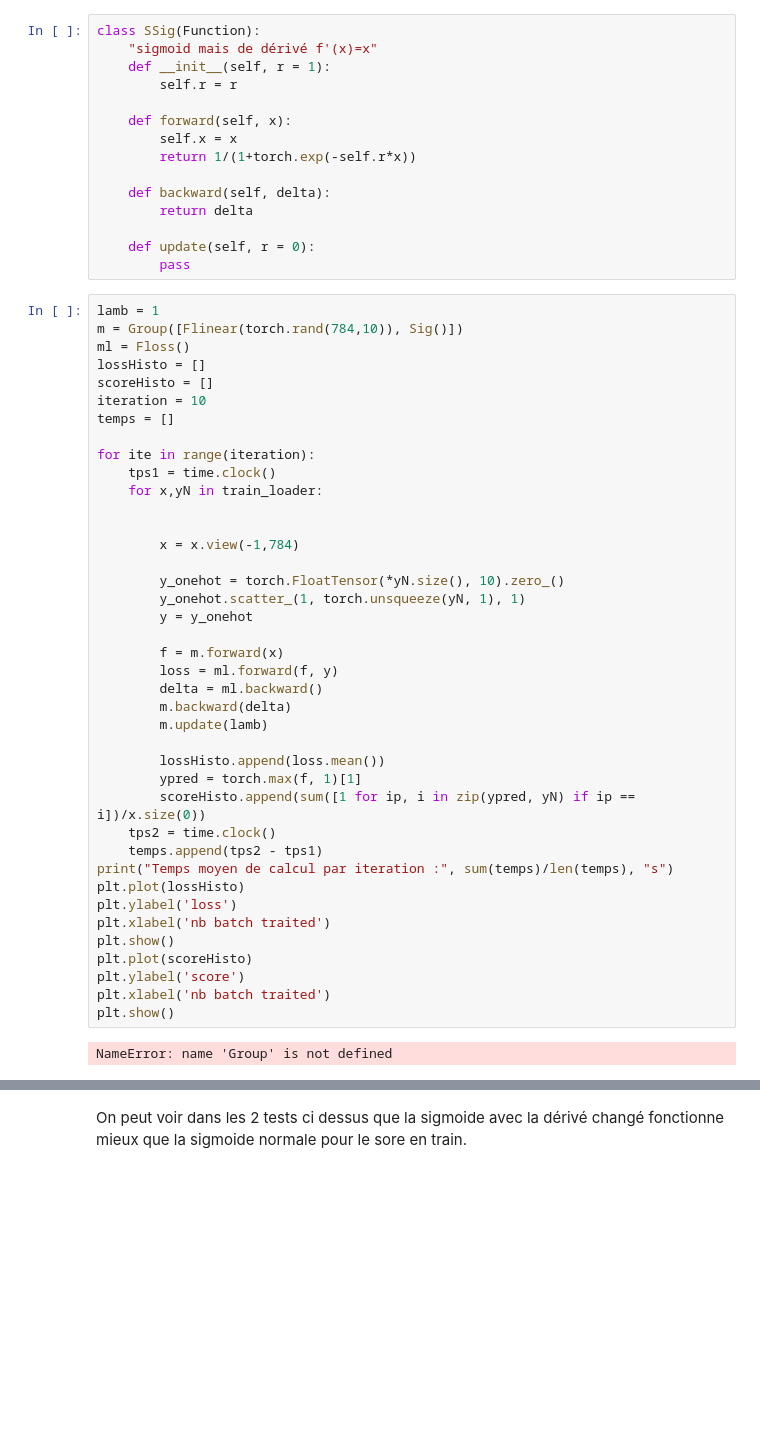
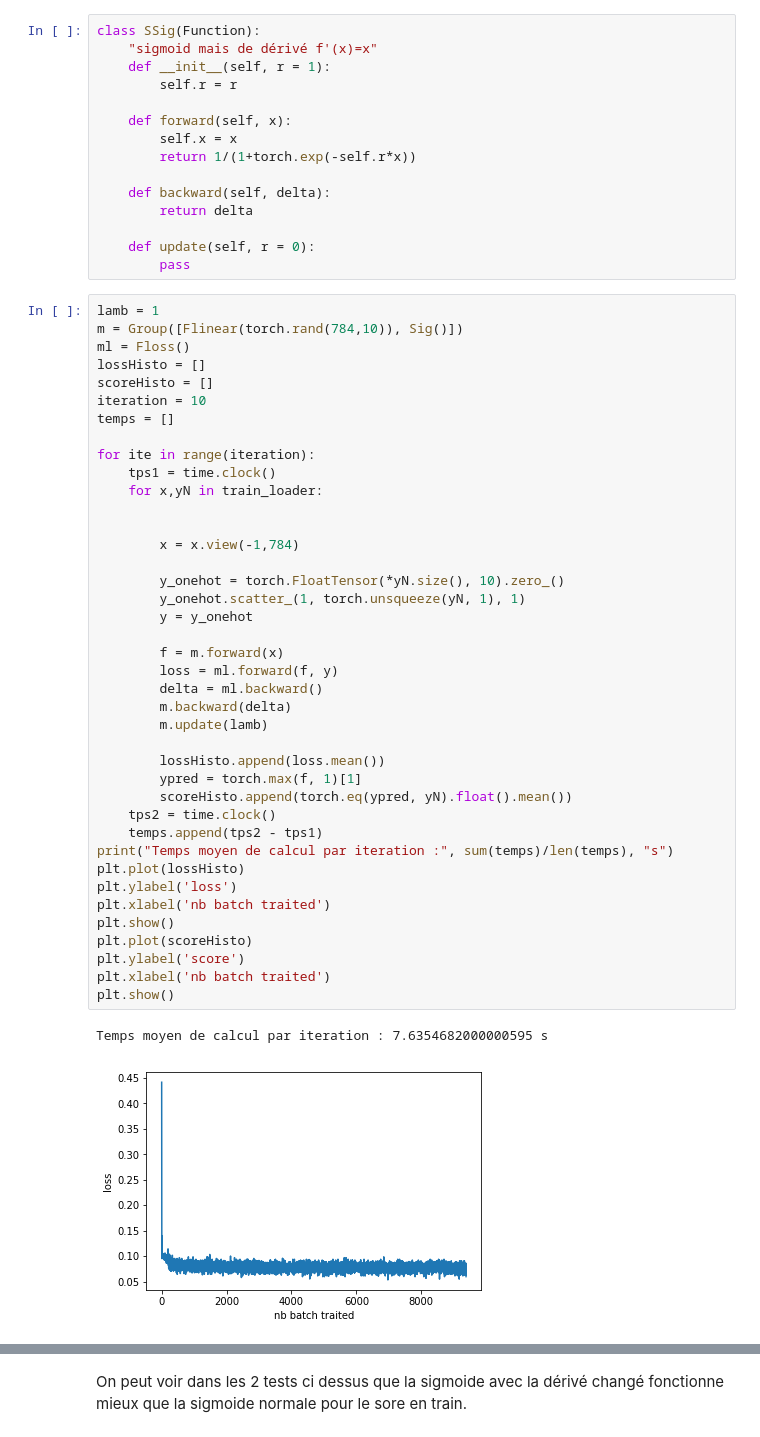
Before and after one commit to Benlog/AS, a Jupyter notebook: TME3.ipynb, the cells around one changed output, grey strips where cells are left out. Cells and saved outputs as stored; diff of their text form; blank space fills up the shorter version.

```diff
--- a/TME3.ipynb
+++ b/TME3.ipynb
@@ -152,32 +152,33 @@ for ite in range(iteration):
     tps1 = time.clock()
     for x,yN in train_loader:
 
 
         x = x.view(-1,784)
 
         y_onehot = torch.FloatTensor(*yN.size(), 10).zero_()
         y_onehot.scatter_(1, torch.unsqueeze(yN, 1), 1)
         y = y_onehot
 
         f = m.forward(x)
         loss = ml.forward(f, y)
         delta = ml.backward()
         m.backward(delta)
         m.update(lamb)
 
         lossHisto.append(loss.mean())
         ypred = torch.max(f, 1)[1]
-        scoreHisto.append(sum([1 for ip, i in zip(ypred, yN) if ip == i])/x.size(0))
+        scoreHisto.append(torch.eq(ypred, yN).float().mean())
     tps2 = time.clock()
     temps.append(tps2 - tps1)
 print("Temps moyen de calcul par iteration :", sum(temps)/len(temps), "s")
 plt.plot(lossHisto)
 plt.ylabel('loss')
 plt.xlabel('nb batch traited')
 plt.show()
 plt.plot(scoreHisto)
 plt.ylabel('score')
 plt.xlabel('nb batch traited')
 plt.show()
 # %% [output]
-NameError: name 'Group' is not defined
+Temps moyen de calcul par iteration : 7.6354682000000595 s
+[figure, added]
```
Also changed, not shown: parts of 6 cells of this notebook, 1 other file.
